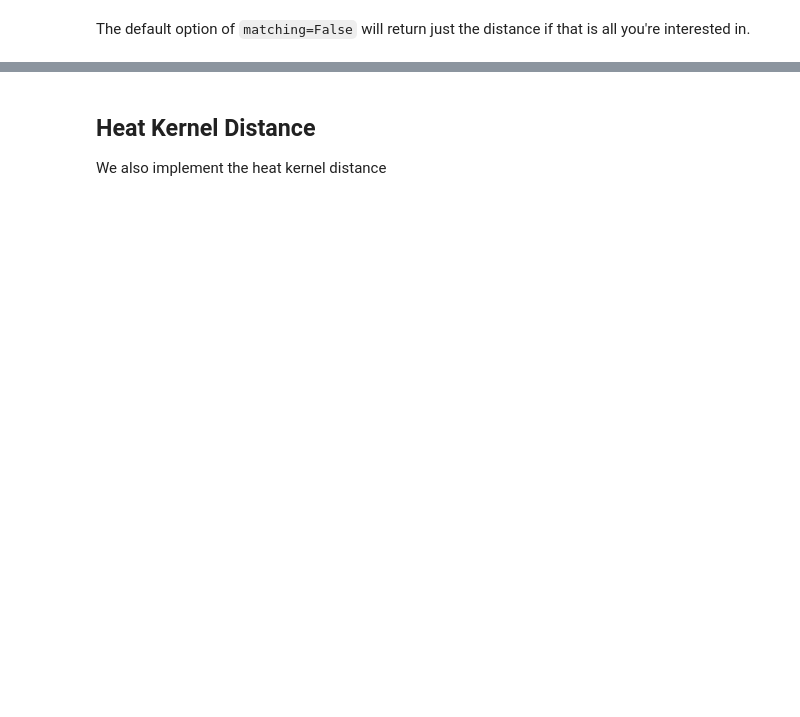
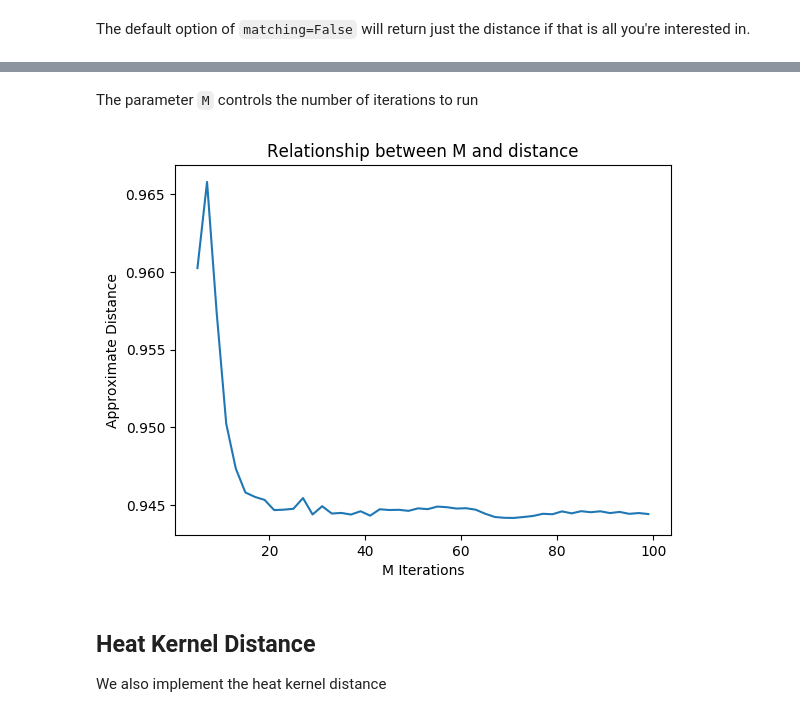
Before and after one commit to scikit-tda/persim, a Jupyter notebook: notebooks/distances.ipynb, the cells around one changed output, grey strips where cells are left out. Saved outputs shown, nothing was run; the diff lists cells and outputs as text; code cells hidden in the pictures; blank space fills up the shorter version.

```diff
--- a/notebooks/distances.ipynb
+++ b/notebooks/distances.ipynb
@@ -57,3 +87,16 @@ persim.sliced_wasserstein(dgm_clean, dgm_noisy)
+# %% [markdown]
+The parameter `M` controls the number of iterations to run
+# %%
+Ms = range(5, 100, 2)
+ds = [persim.sliced_wasserstein(dgm_clean, dgm_noisy, M=M) for M in Ms]
+# %%
+plt.plot(Ms, ds)
+plt.xlabel("M Iterations")
+plt.ylabel("Approximate Distance")
+plt.title("Relationship between M and distance")
+plt.show()
+# %% [output]
+[figure, added]
 # %% [markdown]
 ## Heat Kernel Distance
 
```
Also changed, not shown: parts of 14 cells of this notebook, 11 other files.
